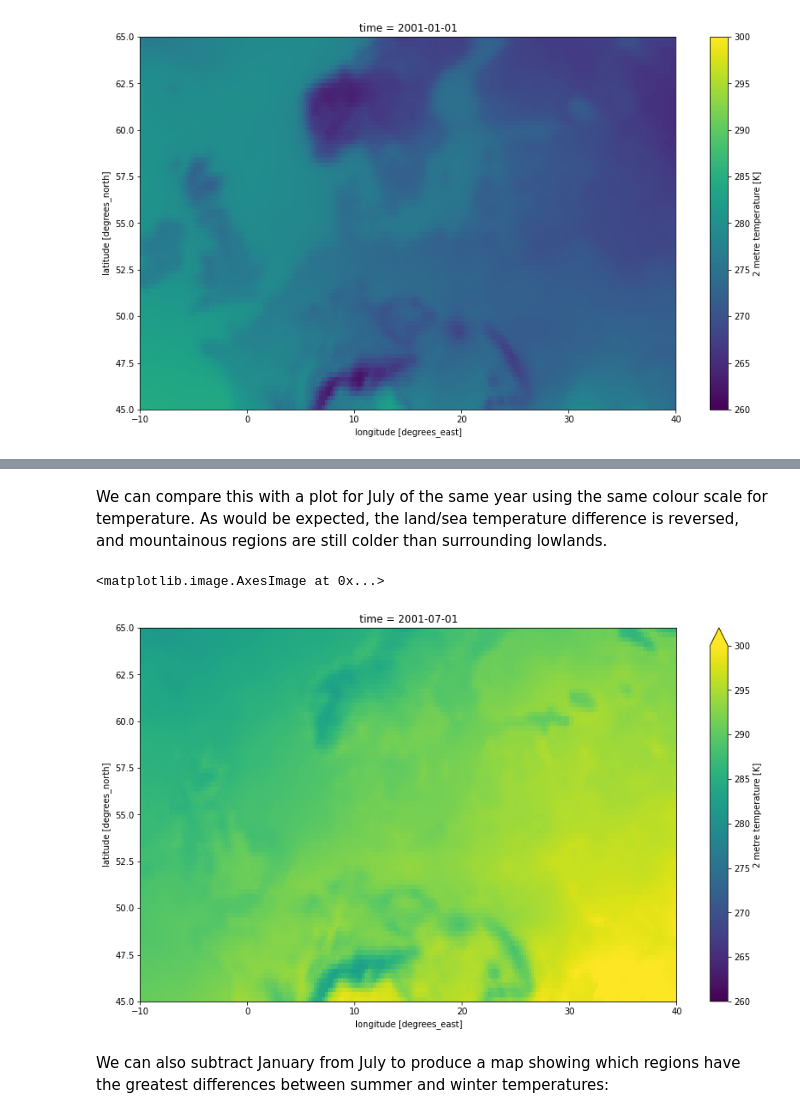
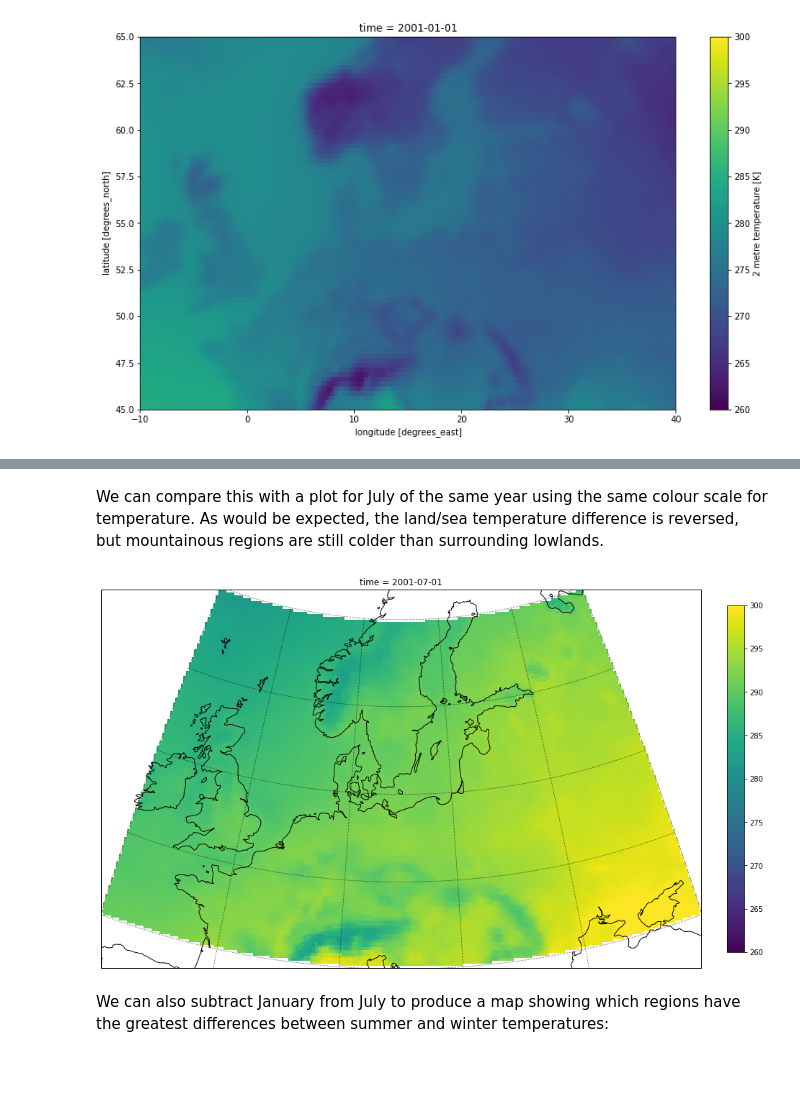
Before and after one commit to xcube-dev/xcube-cds, a Jupyter notebook: examples/notebooks/Ex1-CDS-store-access.ipynb, the cells around one changed output, grey strips where cells are left out. Drawn from its saved outputs; the diff is of its cells as text; code cells hidden in the pictures; blank space fills up the shorter version.

```diff
--- a/examples/notebooks/Ex1-CDS-store-access.ipynb
+++ b/examples/notebooks/Ex1-CDS-store-access.ipynb
@@ -19,5 +24,6 @@ Configure matplotlib to display graphs inline directly in the notebook.
 # %%
 %matplotlib inline
+plt.rcParams["figure.figsize"] = 16,12
 # %% [markdown]
 Create a CDS data store object. The optional `normalize_names` parameter specifies that variable names in returned data cubes will be converted to legal Python identifiers, if required.
 # %%
@@ -120,0 +129,16 @@ t2m_2001_jan.plot.imshow(vmin=260, vmax=300, figsize=(14, 8))
+# %%
+def plot_map(data_array, colour_scale=(None, None), cmap=None):
+    mid_lat = 55
+    mid_lon = 15
+    proj = ccrs.Orthographic(central_longitude=mid_lon, central_latitude=mid_lat)
+    ax = plt.axes(projection=proj)
+    im = data_array.plot.imshow(ax=ax, transform=ccrs.PlateCarree(), add_colorbar=False, vmin=colour_scale[0], vmax=colour_scale[1], cmap=cmap)
+    ax.coastlines(resolution='50m')
+    ax.set_extent((-1.9e6, 1.9e6, -1.1e6, 1.3e6), crs=proj)
+    draw_labels = False  # only supported from cartopy 0.18.0 onwards
+    gl = ax.gridlines(crs=ccrs.PlateCarree(), draw_labels=draw_labels, color='#000000', alpha=0.5, linestyle='--')
+    gl.xlocator = mpl.ticker.FixedLocator([-10, 0, 10, 20, 30, 40])
+    gl.ylocator = mpl.ticker.FixedLocator([40, 45, 50, 55, 60, 65])
+    plt.colorbar(im, fraction=0.027, pad=0.04)
+
+common_scale = (260, 300)
@@ -121,10 +151,9 @@ t2m_2001_jan.plot.imshow(vmin=260, vmax=300, figsize=(14, 8))
 # %% [markdown]
-We can compare this with a plot for July of the same year using the same colour scale for temperature. As would be expected, the land/sea temperature difference is reversed, and mountainous regions are still colder than surrounding lowlands.
+We can compare this with a plot for July of the same year using the same colour scale for temperature. As would be expected, the land/sea temperature difference is reversed, but mountainous regions are still colder than surrounding lowlands.
 # %%
 t2m_2001_jul = cube.t2m.sel(time='2001-07-01 00:00:00', method='nearest')
-t2m_2001_jul.plot.imshow(vmin=260, vmax=300, figsize=(14, 8))
+plot_map(t2m_2001_jul, common_scale)
 # %% [output]
-<matplotlib.image.AxesImage at 0x...>
-[figure, old version]
+[figure, new version]
 # %% [markdown]
 We can also subtract January from July to produce a map showing which regions have the greatest differences between summer and winter temperatures:
```
Also changed, not shown: parts of 12 cells of this notebook, 2 other files.
